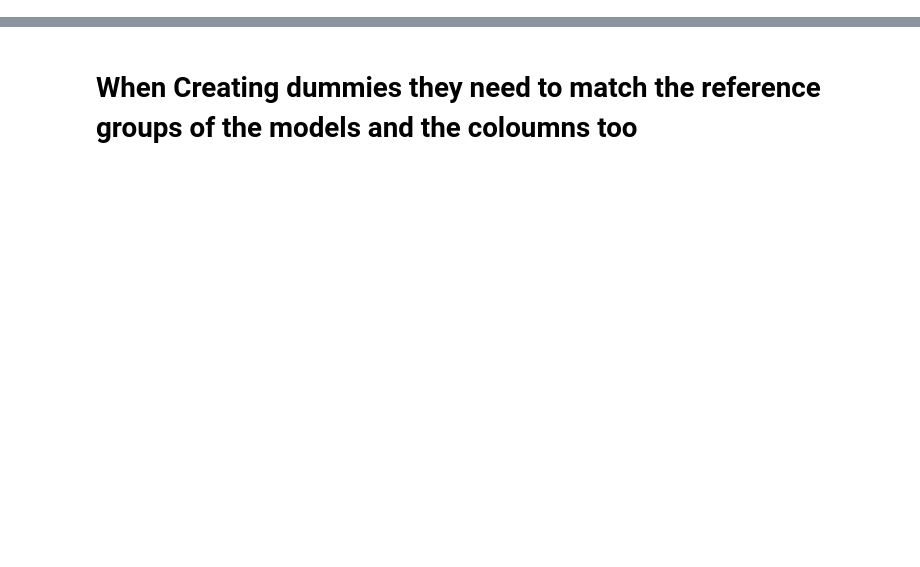
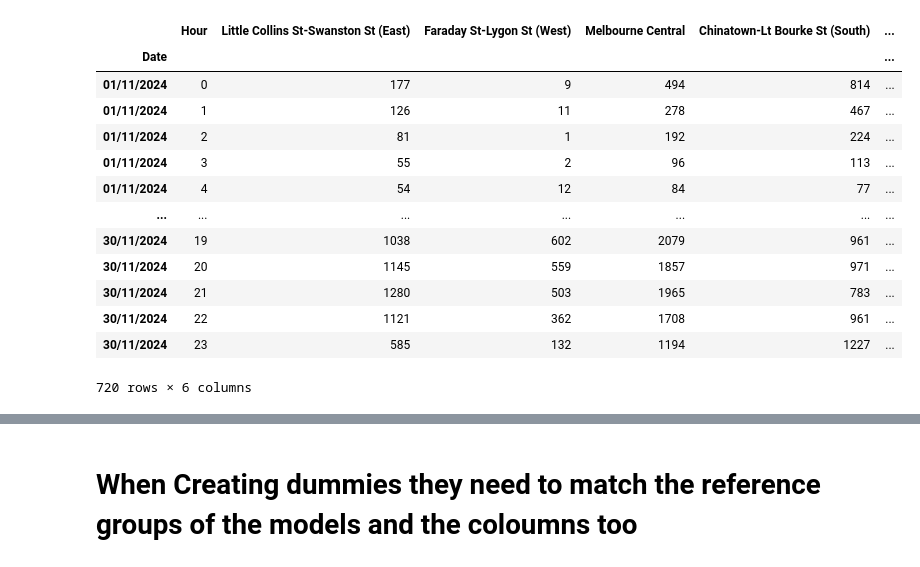
Before and after one commit to ymb287/HSG_BA_and_DS_Applications, a Jupyter notebook: streamlit/test_api.ipynb, the cells around one changed output, grey strips where cells are left out. Cells and saved outputs as stored; diff of their text form; code cells hidden in the pictures; blank space fills up the shorter version.

```diff
--- a/streamlit/test_api.ipynb
+++ b/streamlit/test_api.ipynb
@@ -22,0 +84,21 @@ df.head(2)
+# %%
+pedestriants_nov = pd.read_csv('..\\data\\raw\\November_2024.csv', index_col=0)
+past_ped = pedestriants_nov[['Hour','Little Collins St-Swanston St (East)',
+       'Faraday St-Lygon St (West)', 'Melbourne Central',
+       'Chinatown-Lt Bourke St (South)', 'Lonsdale St (South)']]
+past_ped
+# %% [output]
+|  | Hour | Little Collins St-Swanston St (East) | Faraday St-Lygon St (West) | Melbourne Central | Chinatown-Lt Bourke St (South) | ... |
+| Date |  |  |  |  |  | ... |
+| 01/11/2024 | 0 | 177 | 9 | 494 | 814 | ... |
+| 01/11/2024 | 1 | 126 | 11 | 278 | 467 | ... |
+| 01/11/2024 | 2 | 81 | 1 | 192 | 224 | ... |
+| 01/11/2024 | 3 | 55 | 2 | 96 | 113 | ... |
+| 01/11/2024 | 4 | 54 | 12 | 84 | 77 | ... |
+| ... | ... | ... | ... | ... | ... | ... |
+| 30/11/2024 | 19 | 1038 | 602 | 2079 | 961 | ... |
+| 30/11/2024 | 20 | 1145 | 559 | 1857 | 971 | ... |
+| 30/11/2024 | 21 | 1280 | 503 | 1965 | 783 | ... |
+| 30/11/2024 | 22 | 1121 | 362 | 1708 | 961 | ... |
+| 30/11/2024 | 23 | 585 | 132 | 1194 | 1227 | ... |
+720 rows × 6 columns
```
Also changed, not shown: parts of 12 cells of this notebook, 2 other files.
